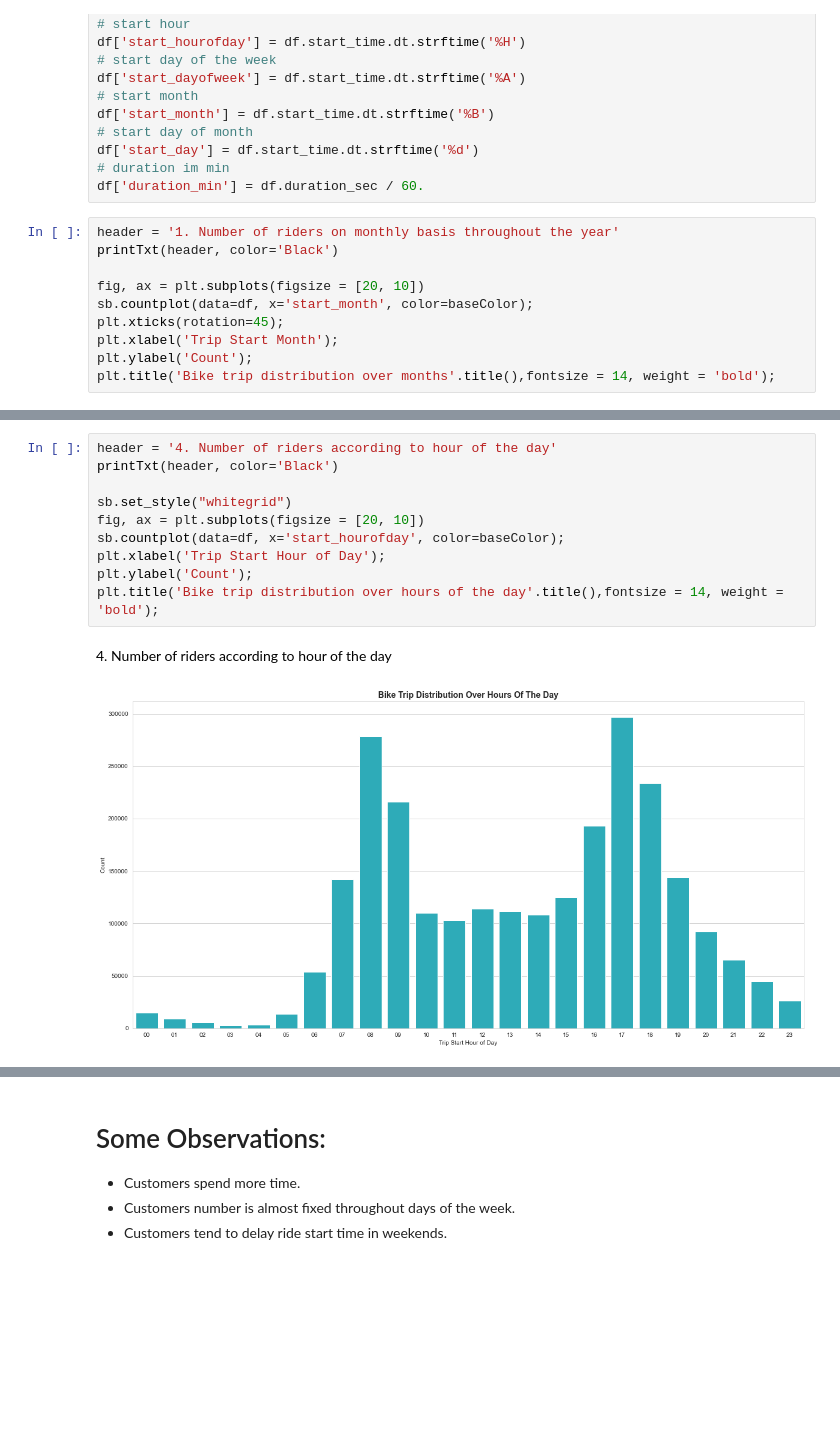
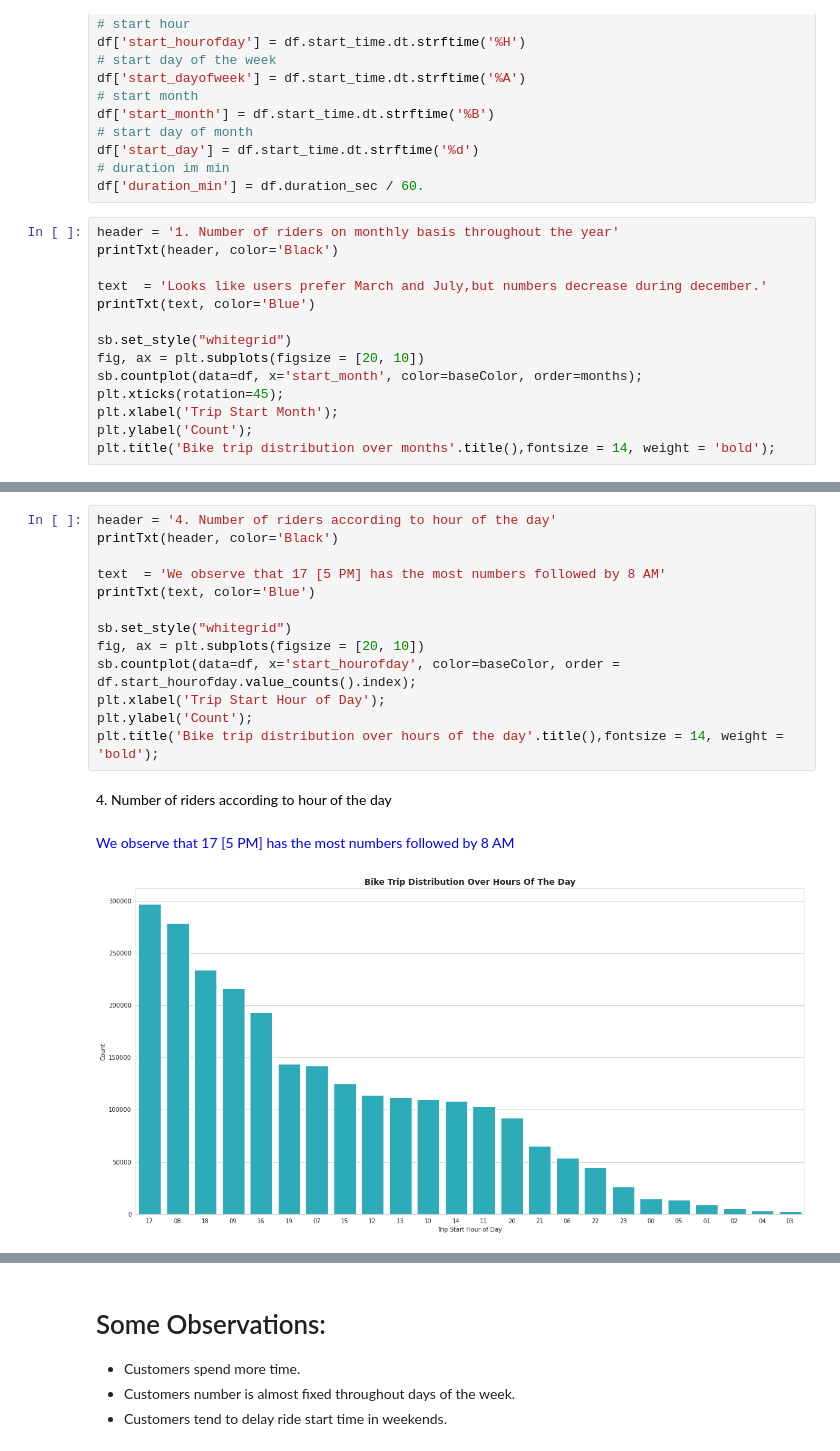
Before and after one commit to IbrahimOmar91/DataAnalysisND-P03, a Jupyter notebook: slide_deck.ipynb, the cells around one changed output, grey strips where cells are left out. Saved outputs shown, nothing was run; the diff lists cells and outputs as text; blank space fills up the shorter version.

```diff
--- a/slide_deck.ipynb
+++ b/slide_deck.ipynb
@@ -51,8 +54,12 @@ df['duration_min'] = df.duration_sec / 60.
 header = '1. Number of riders on monthly basis throughout the year'
 printTxt(header, color='Black')
 
+text  = 'Looks like users prefer March and July,but numbers decrease during december.'
+printTxt(text, color='Blue')
+
+sb.set_style("whitegrid")
 fig, ax = plt.subplots(figsize = [20, 10])
-sb.countplot(data=df, x='start_month', color=baseColor);
+sb.countplot(data=df, x='start_month', color=baseColor, order=months);
 plt.xticks(rotation=45);
 plt.xlabel('Trip Start Month');
 plt.ylabel('Count');
@@ -88,16 +104,20 @@ plt.title('Bike trip distribution over wekdays'.title(),fontsize = 14, weight =
 # %%
 header = '4. Number of riders according to hour of the day'
 printTxt(header, color='Black')
 
+text  = 'We observe that 17 [5 PM] has the most numbers followed by 8 AM'
+printTxt(text, color='Blue')
+
 sb.set_style("whitegrid")
 fig, ax = plt.subplots(figsize = [20, 10])
-sb.countplot(data=df, x='start_hourofday', color=baseColor);
+sb.countplot(data=df, x='start_hourofday', color=baseColor, order = df.start_hourofday.value_counts().index);
 plt.xlabel('Trip Start Hour of Day');
 plt.ylabel('Count');
 plt.title('Bike trip distribution over hours of the day'.title(),fontsize = 14, weight = 'bold');
 # %% [output]
 <span style='color:Black'>4. Number of riders according to hour of the day</span>
+<span style='color:Blue'>We observe that 17 [5 PM] has the most numbers followed by 8 AM</span>
-[figure, old version]
+[figure, new version]
 # %%
 header = '5. Riders count according to user type'
 printTxt(header, color='Black')
```
Also changed, not shown: parts of 11 cells of this notebook, 3 other files.
